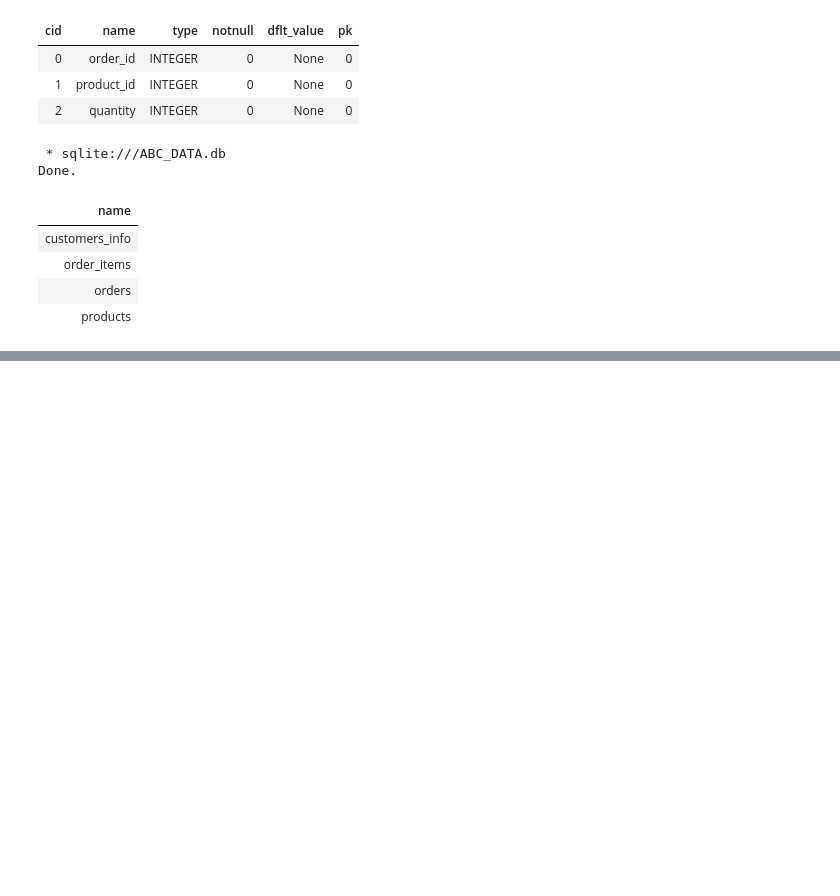
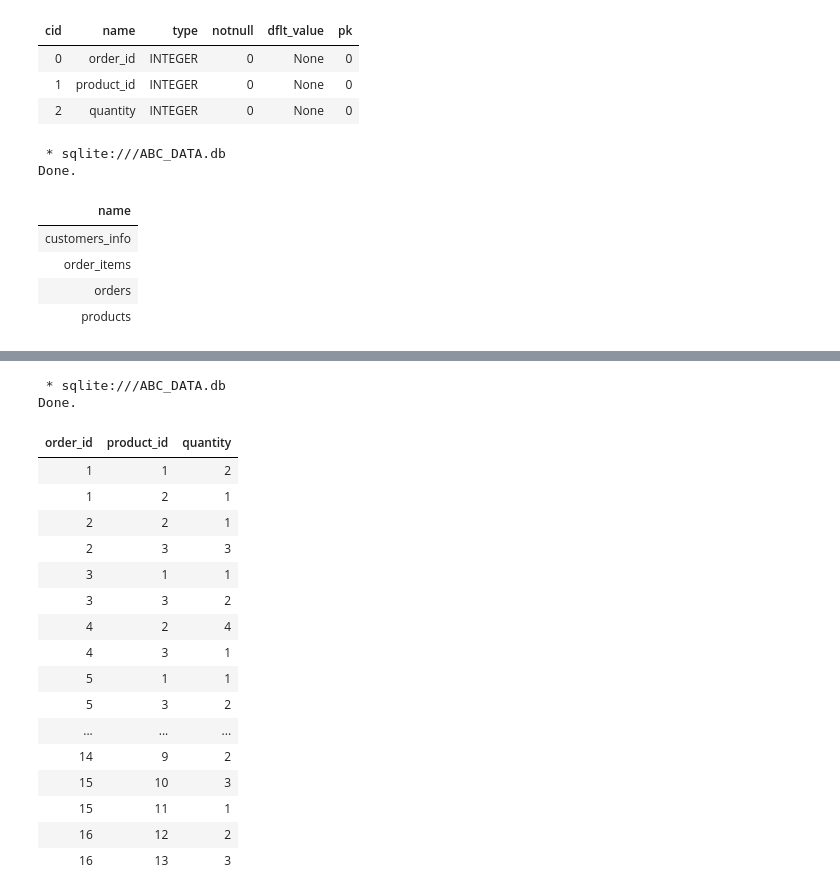
Before and after one commit to mandem296/SQLite-Chinook, a Jupyter notebook: SQL_&_PowerBi_Challenges.ipynb, the cells around one changed output, grey strips where cells are left out. Drawn from its saved outputs; the diff is of its cells as text; code cells hidden in the pictures; blank space fills up the shorter version.

```diff
--- a/SQL_&_PowerBi_Challenges.ipynb
+++ b/SQL_&_PowerBi_Challenges.ipynb
@@ -154,0 +318,26 @@ Done.
+# %%
+%%sql
+
+SELECT *
+
+FROM order_items
+# %% [output]
+ * sqlite:///ABC_DATA.db
+Done.
+| order_id | product_id | quantity |
+| 1 | 1 | 2 |
+| 1 | 2 | 1 |
+| 2 | 2 | 1 |
+| 2 | 3 | 3 |
+| 3 | 1 | 1 |
+| 3 | 3 | 2 |
+| 4 | 2 | 4 |
+| 4 | 3 | 1 |
+| 5 | 1 | 1 |
+| 5 | 3 | 2 |
+| ... | ... | ... |
+| 14 | 9 | 2 |
+| 15 | 10 | 3 |
+| 15 | 11 | 1 |
+| 16 | 12 | 2 |
+| 16 | 13 | 3 |
```
Also changed, not shown: parts of 9 cells of this notebook.
